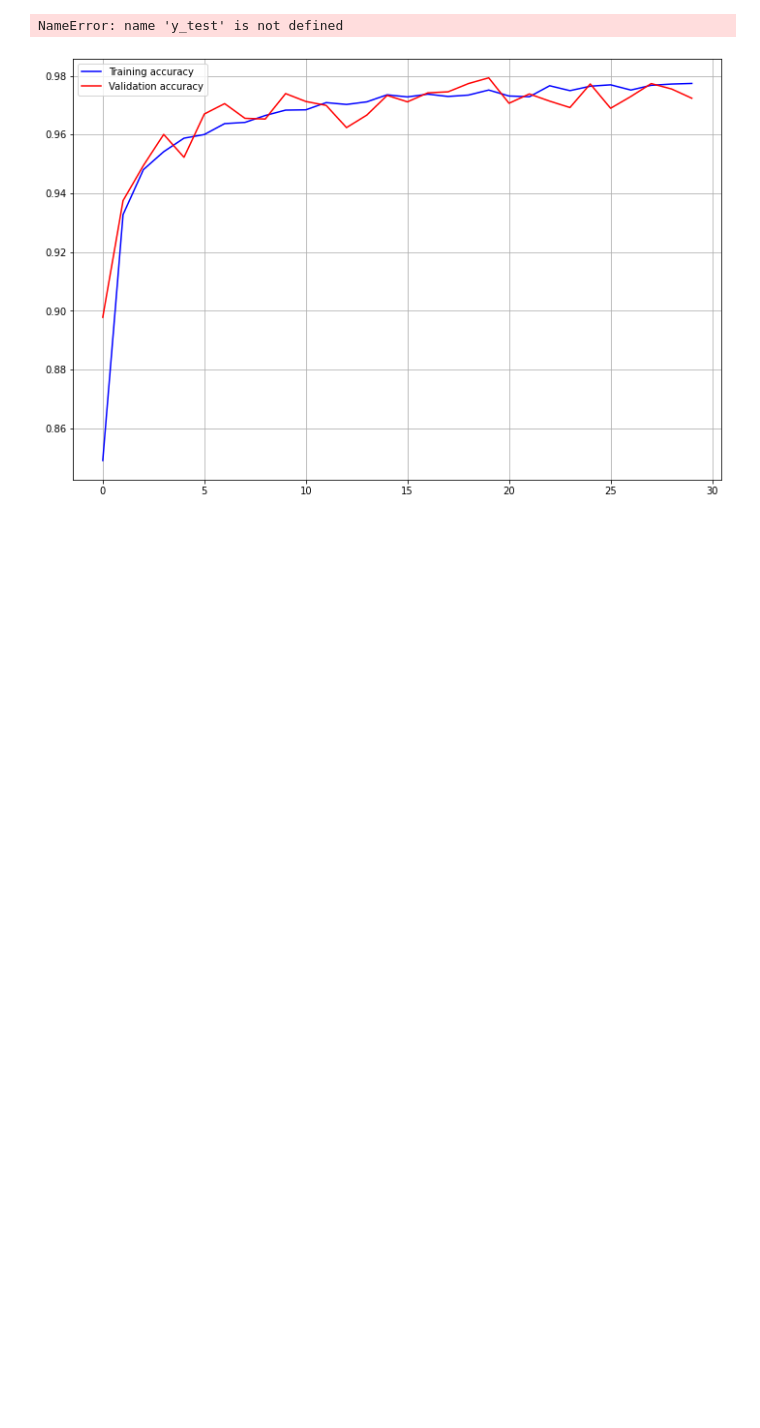
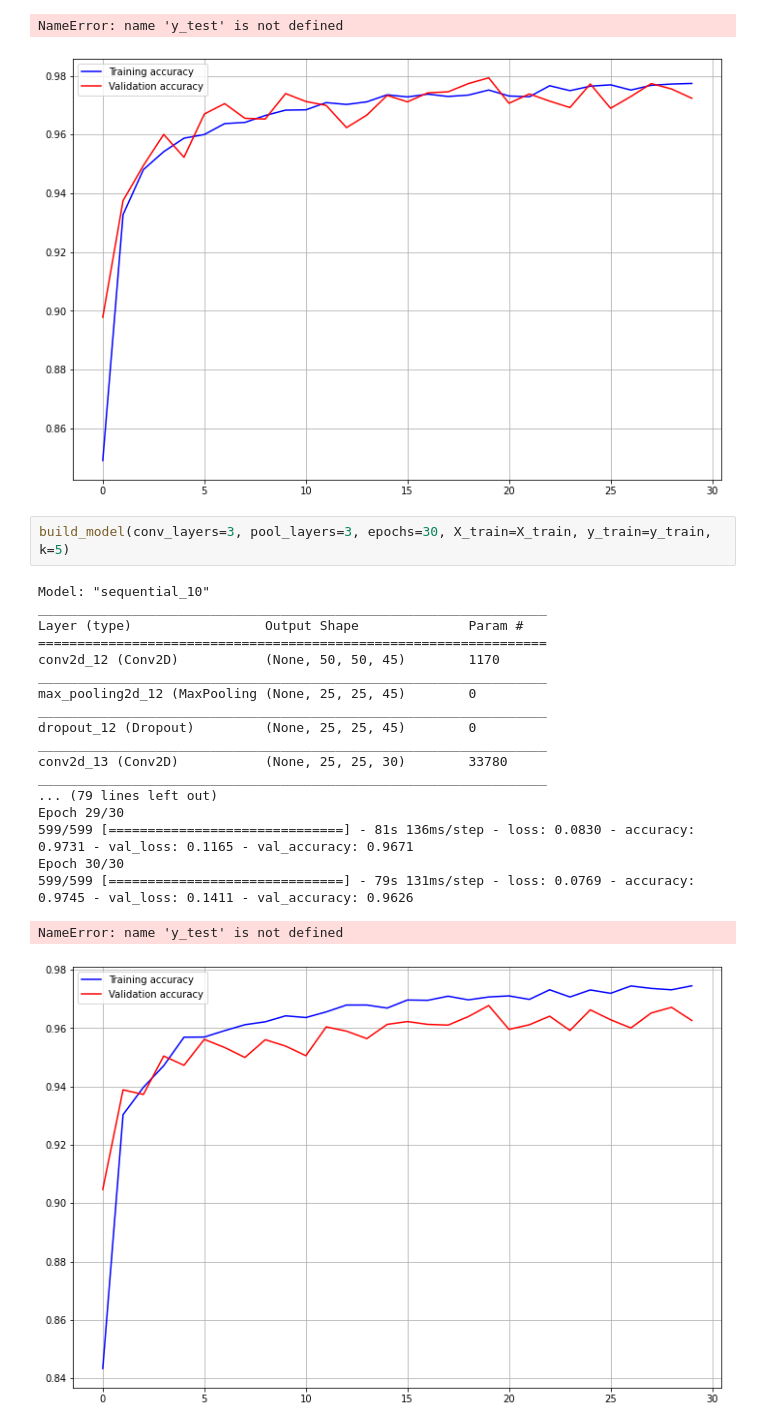
Before and after one commit to mallen-11/math-problem-solver, a Jupyter notebook: Notebooks/Letters, Digits, Math Operators Model.ipynb, the cells around one changed output. Drawn from its saved outputs; the diff is of its cells as text; blank space fills up the shorter version.

```diff
--- a/Notebooks/Letters, Digits, Math Operators Model.ipynb
+++ b/Notebooks/Letters, Digits, Math Operators Model.ipynb
@@ -197,3 +227,25 @@ Epoch 30/30
 599/599 [==============================] - 74s 123ms/step - loss: 0.0704 - accuracy: 0.9774 - val_loss: 0.0835 - val_accuracy: 0.9723
 NameError: name 'y_test' is not defined
 [figure]
+# %%
+build_model(conv_layers=3, pool_layers=3, epochs=30, X_train=X_train, y_train=y_train, k=5)
+# %% [output]
+Model: "sequential_10"
+_________________________________________________________________
+Layer (type)                 Output Shape              Param #
+=================================================================
+conv2d_12 (Conv2D)           (None, 50, 50, 45)        1170
+_________________________________________________________________
+max_pooling2d_12 (MaxPooling (None, 25, 25, 45)        0
+_________________________________________________________________
+dropout_12 (Dropout)         (None, 25, 25, 45)        0
+_________________________________________________________________
+conv2d_13 (Conv2D)           (None, 25, 25, 30)        33780
+_________________________________________________________________
+... (79 lines left out)
+Epoch 29/30
+599/599 [==============================] - 81s 136ms/step - loss: 0.0830 - accuracy: 0.9731 - val_loss: 0.1165 - val_accuracy: 0.9671
+Epoch 30/30
+599/599 [==============================] - 79s 131ms/step - loss: 0.0769 - accuracy: 0.9745 - val_loss: 0.1411 - val_accuracy: 0.9626
+NameError: name 'y_test' is not defined
+[figure, added]
```
Also changed, not shown: parts of 12 cells of this notebook, 2 other files.
